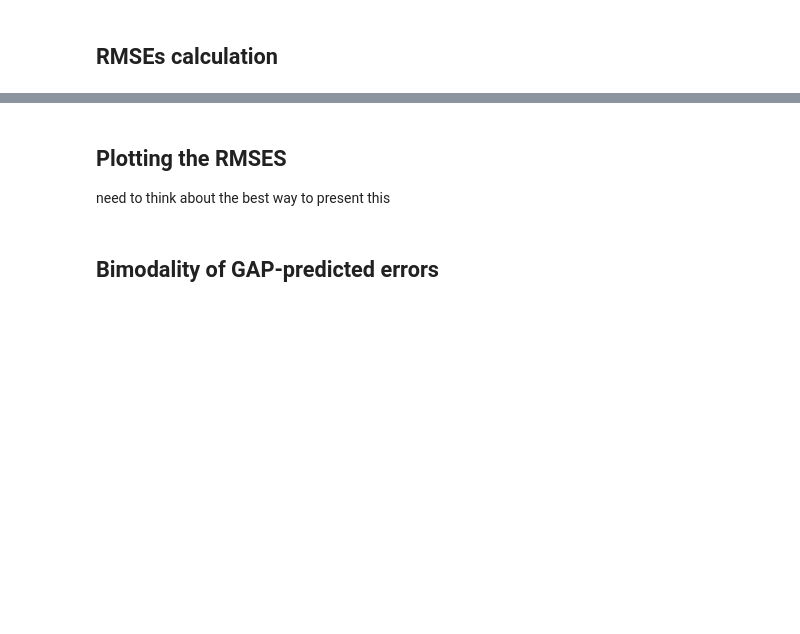
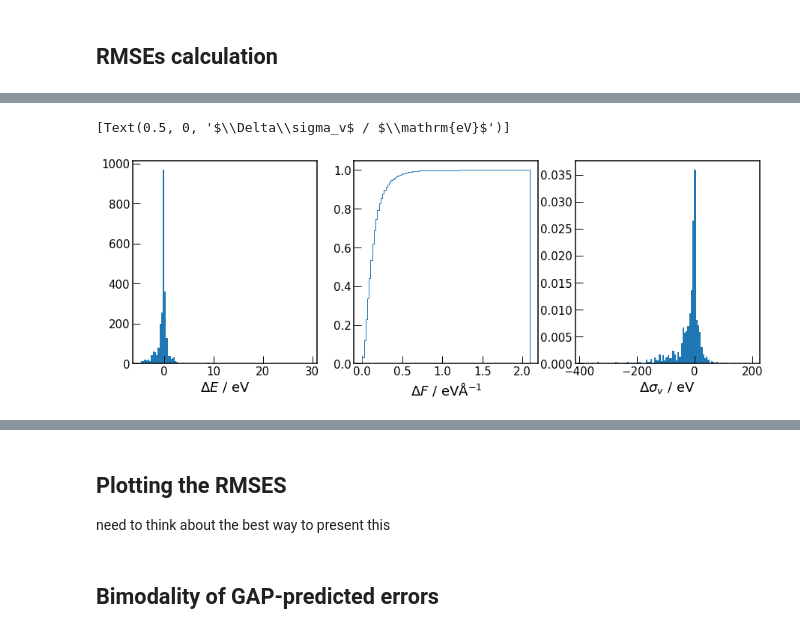
Before and after one commit to MorrowChem/Ge_analysis_local, a Jupyter notebook: MTP_from_GAP_rmse.ipynb, the cells around one changed output, grey strips where cells are left out. Saved outputs shown, nothing was run; the diff lists cells and outputs as text; code cells hidden in the pictures; blank space fills up the shorter version.

```diff
--- a/MTP_from_GAP_rmse.ipynb
+++ b/MTP_from_GAP_rmse.ipynb
@@ -110,0 +532,3 @@ MTP_md = [MD_run(os.path.join(MTP_md_dir, i), label=i[:-9]) for i in os.listdir(
+# %%
+for i in rmse_models:
+    i.efs_calc(train=True)
@@ -110,0 +556,3 @@ MTP_md = [MD_run(os.path.join(MTP_md_dir, i), label=i[:-9]) for i in os.listdir(
+# %%
+for i in rmse_models:
+    i.save_efs()
@@ -110,0 +561,8 @@ MTP_md = [MD_run(os.path.join(MTP_md_dir, i), label=i[:-9]) for i in os.listdir(
+# %%
+for i in rmse_models:
+    i.efs_read(cfgs='reference', energy_name='gap18_energy', force_name='gap18_force', stress_name='gap18_virial')
+    i.efs_read(cfgs='reference_train', energy_name='gap18_energy', force_name='gap18_force', stress_name='gap18_virial')
+# %%
+for i in rmse_models:
+    print('\n\n',i.pot.name)
+    i.rmse()
@@ -110,0 +587,18 @@ MTP_md = [MD_run(os.path.join(MTP_md_dir, i), label=i[:-9]) for i in os.listdir(
+# %%
+fig, (axs, axs2, axs3) = plt.subplots(1,3, figsize=(15,5))
+m = rmse_models[0]
+h1= axs.hist(m.ref_train_es - m.train_es, bins=100)
+
+h2 = axs2.hist(np.linalg.norm(m.ref_train_flat_fs - m.train_flat_fs, axis=1),
+               bins=100, cumulative=True, histtype='step', orientation='vertical', density=True)
+
+h3 = axs3.hist((np.array([to_voigt(i)[0:3] for i in m.train_ss]) - \
+                np.array([to_voigt(i)[0:3] for i in m.ref_train_ss])).mean(axis=1),
+               bins=100, orientation='vertical', density=True)
+
+axs.set(xlabel=r'$\Delta E$ / eV')
+axs2.set(xlabel=r'$\Delta F$ / $\mathrm{eV \AA ^{-1}}$')
+axs3.set(xlabel=r'$\Delta\sigma_v$ / $\mathrm{eV}$')
+# %% [output]
+[Text(0.5, 0, '$\\Delta\\sigma_v$ / $\\mathrm{eV}$')]
+[figure, added]
```
Also changed, not shown: parts of 59 cells of this notebook, 8 other files.
